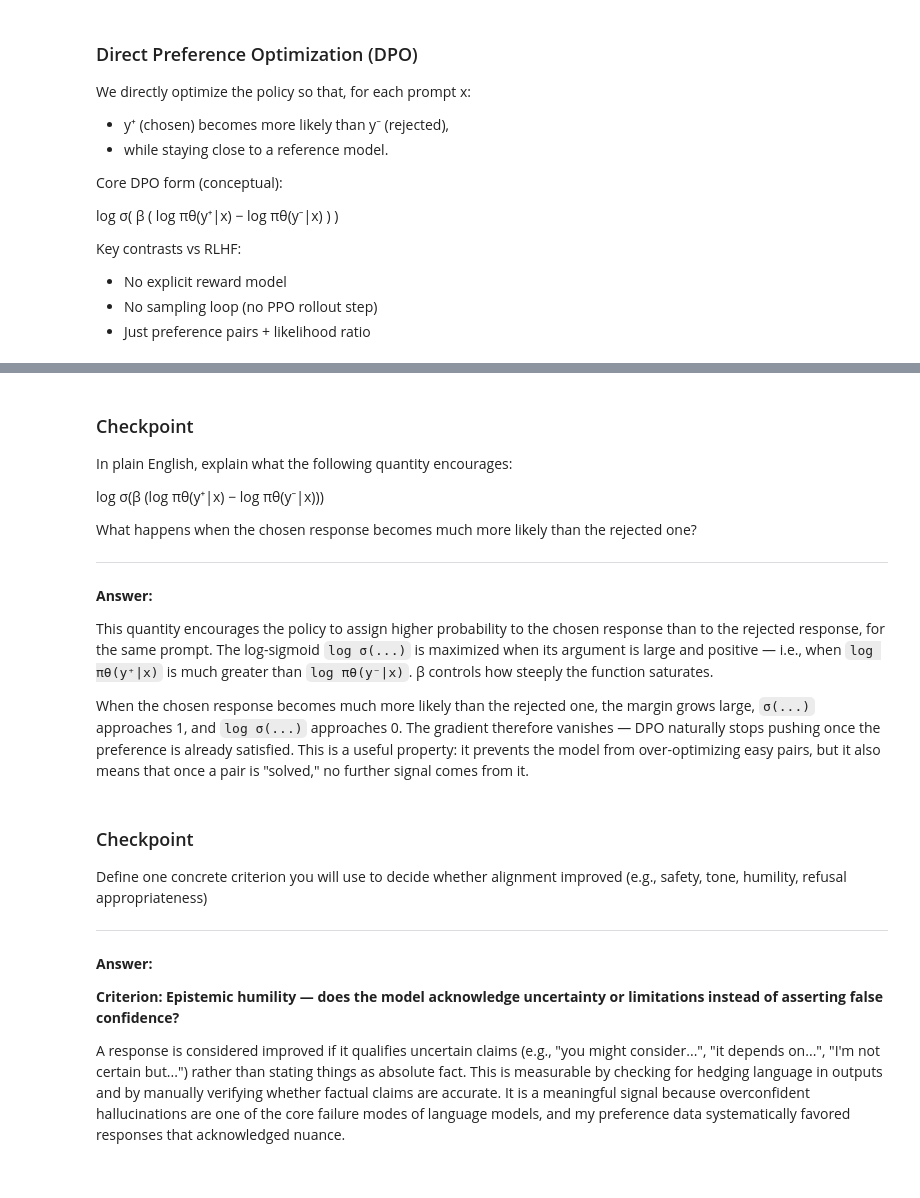
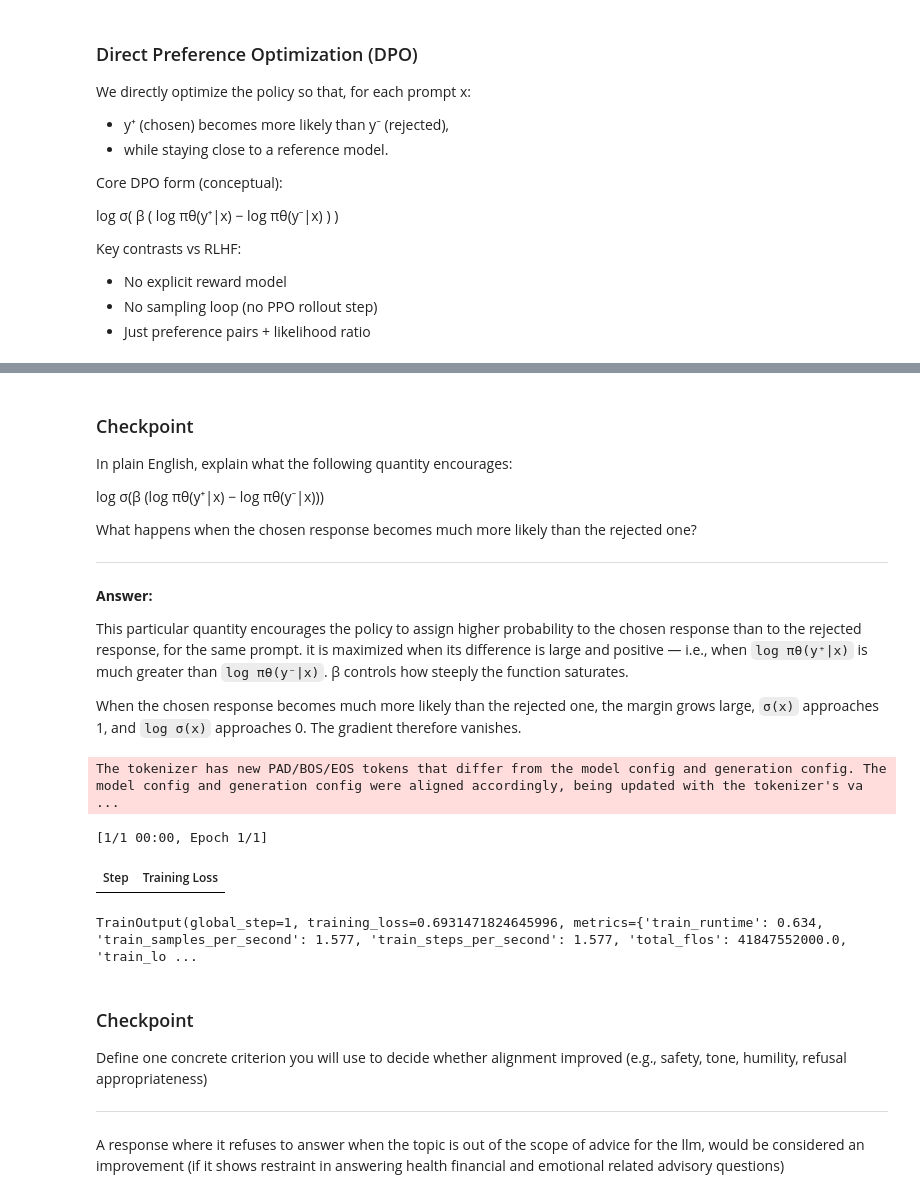
Before and after one commit to Shreya-Mendi/ReinforcementLearning, a Jupyter notebook: Lab7/lab7.ipynb, the cells around one changed output, grey strips where cells are left out. Cells and saved outputs as stored; diff of their text form; code cells hidden in the pictures.

```diff
--- a/Lab7/lab7.ipynb
+++ b/Lab7/lab7.ipynb
@@ -269,39 +319,43 @@ What happens when the chosen response becomes much more likely than the rejected
 
 **Answer:**
 
-This quantity encourages the policy to assign higher probability to the chosen response than to the rejected response, for the same prompt. The log-sigmoid `log σ(...)` is maximized when its argument is large and positive — i.e., when `log πθ(y⁺|x)` is much greater than `log πθ(y⁻|x)`. β controls how steeply the function saturates.
+This particular quantity encourages the policy to assign higher probability to the chosen response than to the rejected response, for the same prompt. it is maximized when its difference is large and positive — i.e., when `log πθ(y⁺|x)` is much greater than `log πθ(y⁻|x)`. β controls how steeply the function saturates.
 
-When the chosen response becomes much more likely than the rejected one, the margin grows large, `σ(...)` approaches 1, and `log σ(...)` approaches 0. The gradient therefore vanishes — DPO naturally stops pushing once the preference is already satisfied. This is a useful property: it prevents the model from over-optimizing easy pairs, but it also means that once a pair is "solved," no further signal comes from it.
+When the chosen response becomes much more likely than the rejected one, the margin grows large, `σ(x)` approaches 1, and `log σ(x)` approaches 0. The gradient therefore vanishes.
 # %%
 # TRL expects columns: "prompt", "chosen", "rejected"
 train_ds_dpo = train_ds
 eval_ds_dpo  = test_ds
 
 config = DPOConfig(
     output_dir="dpo_out",
     per_device_train_batch_size=1,
     per_device_eval_batch_size=1,
     learning_rate=5e-6,
     num_train_epochs=1,
     max_length=256,
-    max_prompt_length=128,
     logging_steps=10,
     save_strategy="no",
     eval_strategy="no",
     bf16=False,
     fp16=torch.cuda.is_available(),
     beta=0.1,  # DPO beta
 )
 
 trainer = DPOTrainer(
     model=dpo_model,
     ref_model=dpo_ref,
     args=config,
     train_dataset=train_ds_dpo,
     eval_dataset=eval_ds_dpo,
 )
 
 trainer.train()
+# %% [output]
+The tokenizer has new PAD/BOS/EOS tokens that differ from the model config and generation config. The model config and generation config were aligned accordingly, being updated with the tokenizer's va ...
+[1/1 00:00, Epoch 1/1]
+| Step | Training Loss |
+TrainOutput(global_step=1, training_loss=0.6931471824645996, metrics={'train_runtime': 0.634, 'train_samples_per_second': 1.577, 'train_steps_per_second': 1.577, 'total_flos': 41847552000.0, 'train_lo ...
 # %%
 heldout_prompts = [
     ex["prompt"] for ex in test_pairs[: min(6, len(test_pairs))]
@@ -323,19 +377,15 @@ def generate(model, prompt, max_new_tokens=80, temperature=0.8, top_p=0.95, seed
         )
     text = tokenizer.decode(out[0], skip_special_tokens=True)
     return text[len(prompt):].strip() if text.startswith(prompt) else text.strip()
-# %% [markdown]
-### Checkpoint
-
-Define one concrete criterion you will use to decide whether alignment improved
-(e.g., safety, tone, humility, refusal appropriateness)
-
----
-
-**Answer:**
-
-**Criterion: Epistemic humility — does the model acknowledge uncertainty or limitations instead of asserting false confidence?**
-
-A response is considered improved if it qualifies uncertain claims (e.g., "you might consider...", "it depends on...", "I'm not certain but...") rather than stating things as absolute fact. This is measurable by checking for hedging language in outputs and by manually verifying whether factual claims are accurate. It is a meaningful signal because overconfident hallucinations are one of the core failure modes of language models, and my preference data systematically favored responses that acknowledged nuance.
+# %% [markdown]
+### Checkpoint
+
+Define one concrete criterion you will use to decide whether alignment improved
+(e.g., safety, tone, humility, refusal appropriateness)
+
+---
+
+A response where it refuses to answer when the topic is out of the scope of advice for the llm, would be considered an improvement (if it shows restraint in answering health financial and emotional related advisory questions)
 # %%
 base_model = AutoModelForCausalLM.from_pretrained(MODEL_NAME).to(device)
 
```
Also changed, not shown: parts of 16 cells of this notebook.
